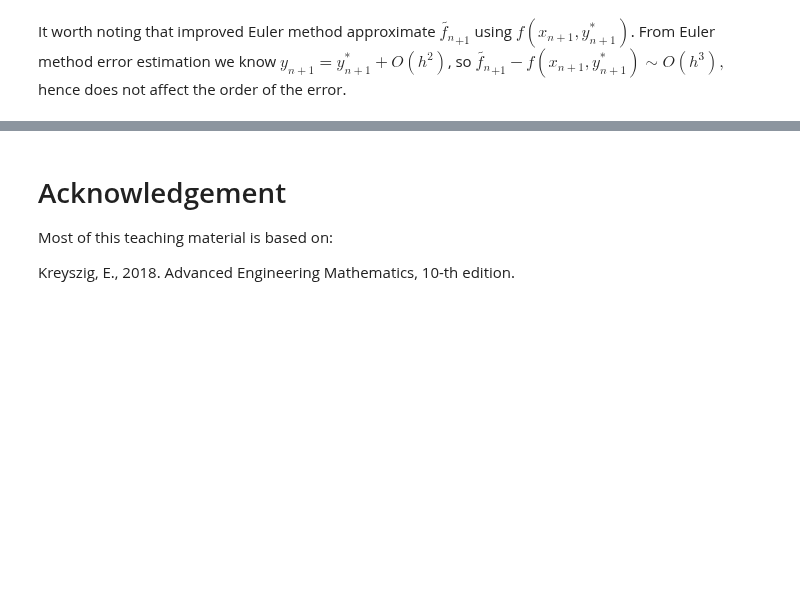
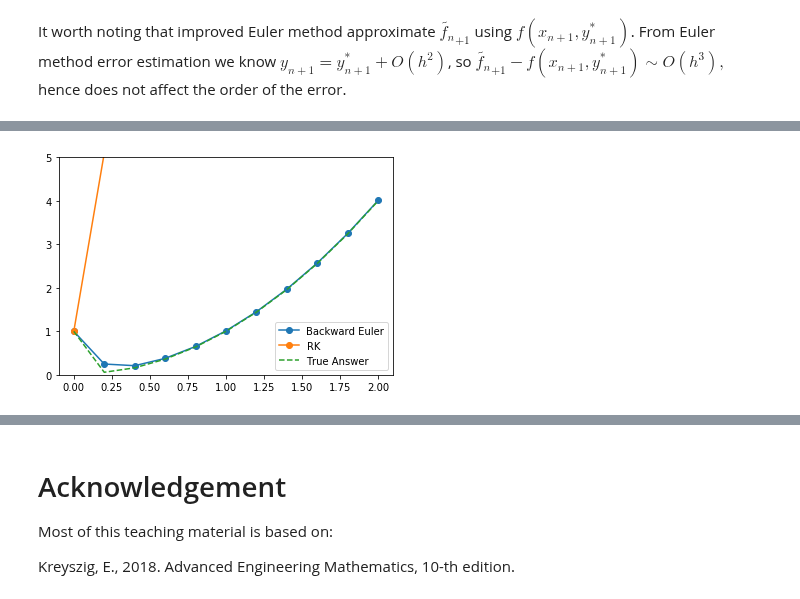
Before and after one commit to jshragge/CSM_GP_GEOPCOMP, a Jupyter notebook: 06_Ordinary_Differential_Equations.ipynb, the cells around one changed output, grey strips where cells are left out. Saved outputs shown, nothing was run; the diff lists cells and outputs as text; code cells hidden in the pictures; blank space fills up the shorter version.

```diff
--- a/06_Ordinary_Differential_Equations.ipynb
+++ b/06_Ordinary_Differential_Equations.ipynb
@@ -232,0 +334,34 @@ hence does not affect the order of the error.
+# %%
+
+# define the ODE y' = f
+f = lambda x,y: -20.0*y + 20.0*x**2+2.0*x
+
+# define range and step number to calculate step size
+# try different N and see how the error changes
+a = 0.0; b = 2.0;
+N = 10;
+y0 = 1.0;
+
+# Calculate using backward Euler
+h = (b-a)/N;
+x = a+h*np.arange(N+1)
+y = np.zeros(N+1)
+y[0] = 1
+for i in range(N):
+    y[i+1] = (y[i]+h*(20*x[i+1]**2+2*x[i+1]))/(1+20*h)
+
+# Calculate using RK method
+x_RK,y_RK = RK_int(f,y0,a,b,N)
+
+# calculate true value
+y_true = np.exp(-20*x) + x**2
+
+plt.figure()
+plt.plot(x,y,'-o',label='Backward Euler')
+plt.plot(x_RK,y_RK,'-o',label='RK')
+plt.plot(x,y_true,'--',label='True Answer')
+plt.ylim([0,5])
+plt.legend()
+plt.show()
+# %% [output]
+[figure, added]
```
Also changed, not shown: parts of 24 cells of this notebook, 1 other file.
